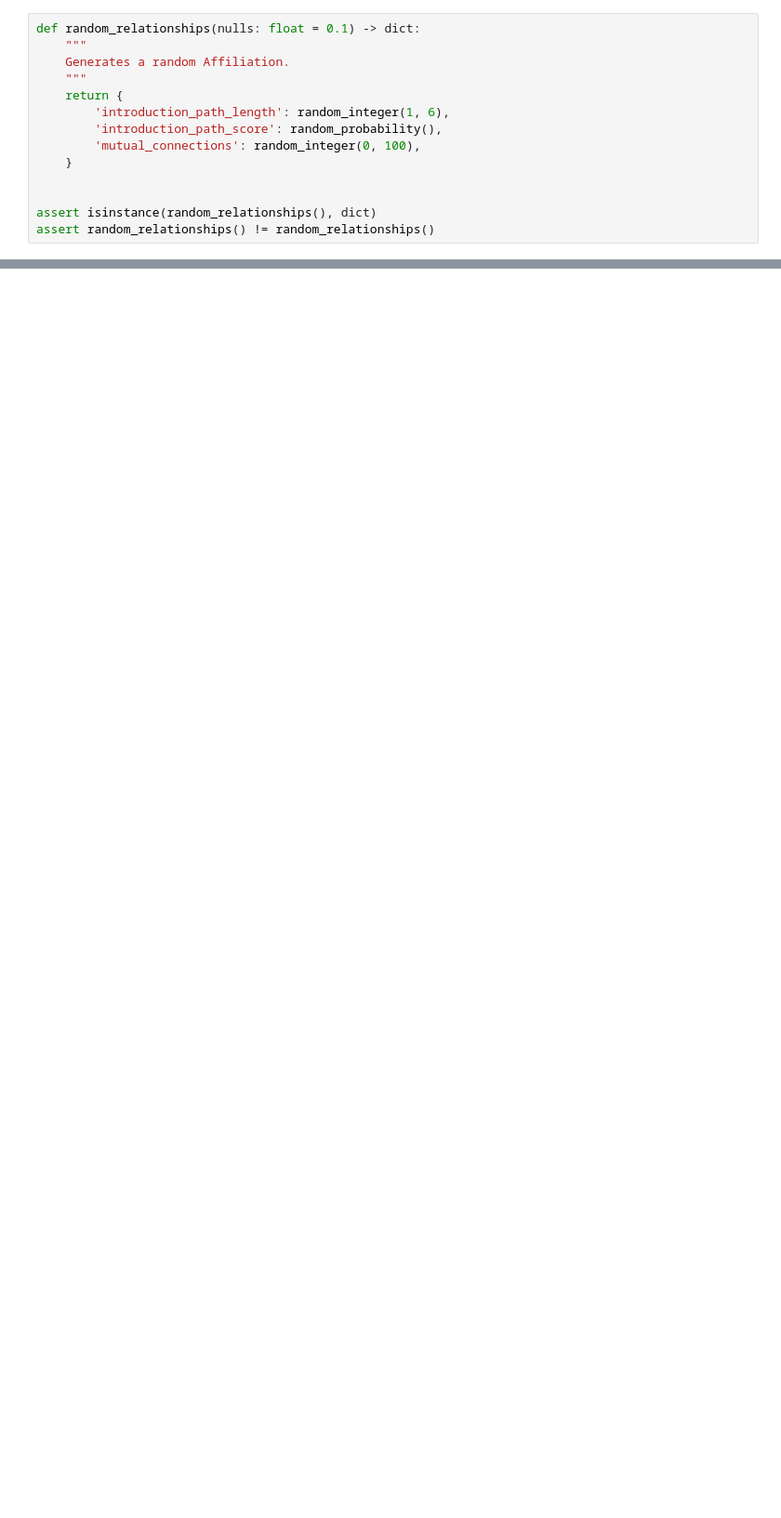
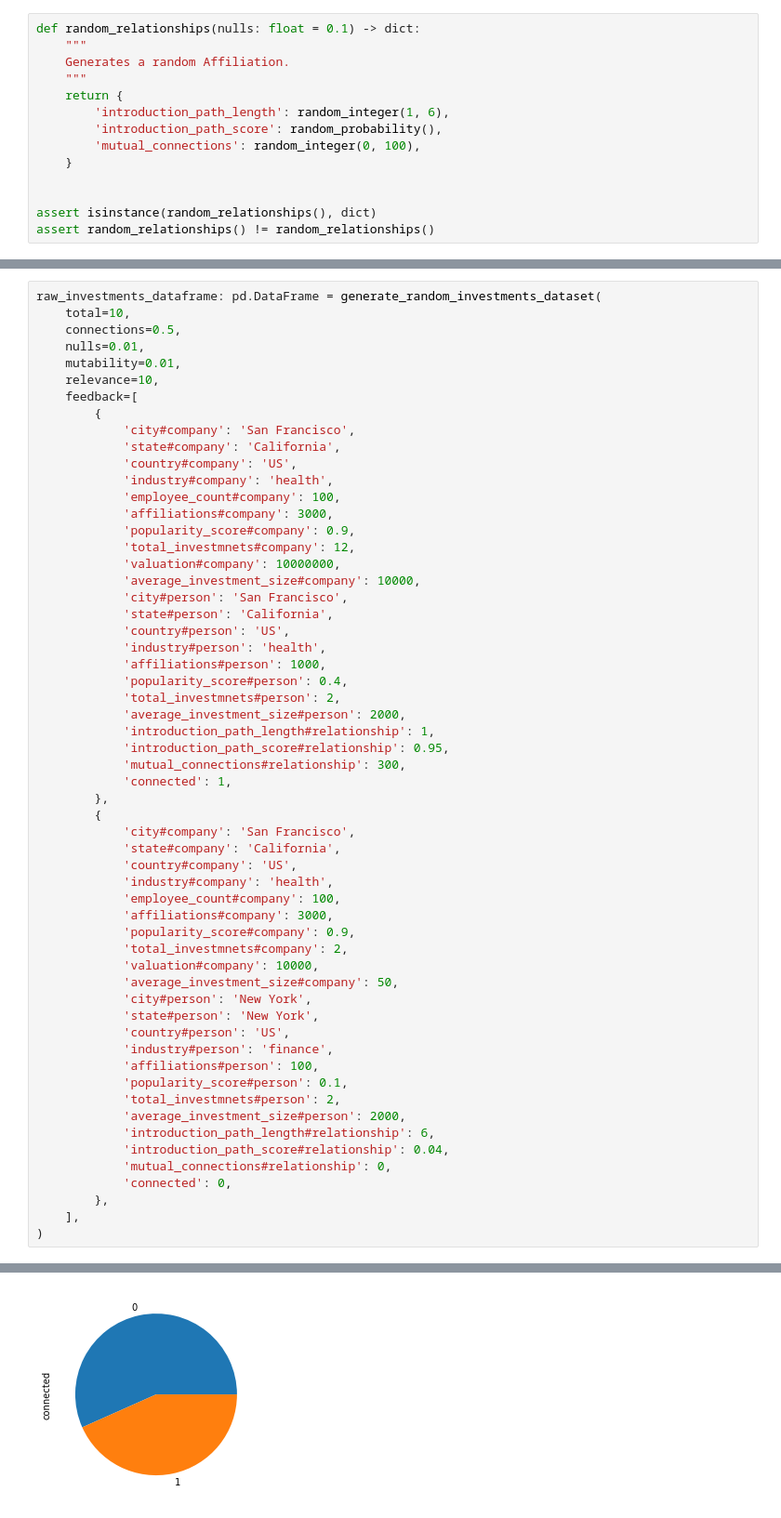
Before and after one commit to MartinCastroAlvarez/python-deep-learning-algorithms, a Jupyter notebook: linkprediction.ipynb, the cells around one changed output, grey strips where cells are left out. Shown at 93% size. Drawn from its saved outputs; the diff is of its cells as text; blank space fills up the shorter version.

```diff
--- a/linkprediction.ipynb
+++ b/linkprediction.ipynb
@@ -435,0 +488,59 @@ AssertionError:
+# %%
+raw_investments_dataframe: pd.DataFrame = generate_random_investments_dataset(
+    total=10,
+    connections=0.5,
+    nulls=0.01,
+    mutability=0.01,
+    relevance=10,
+    feedback=[
+        {
+            'city#company': 'San Francisco',
+            'state#company': 'California',
+            'country#company': 'US',
+            'industry#company': 'health',
+            'employee_count#company': 100,
+            'affiliations#company': 3000,
+            'popularity_score#company': 0.9,
+            'total_investmnets#company': 12,
+            'valuation#company': 10000000,
+            'average_investment_size#company': 10000,
+            'city#person': 'San Francisco',
+            'state#person': 'California',
+            'country#person': 'US',
+            'industry#person': 'health',
+            'affiliations#person': 1000,
+            'popularity_score#person': 0.4,
+            'total_investmnets#person': 2,
+            'average_investment_size#person': 2000,
+            'introduction_path_length#relationship': 1,
+            'introduction_path_score#relationship': 0.95,
+            'mutual_connections#relationship': 300,
+            'connected': 1,
+        },
+        {
+            'city#company': 'San Francisco',
+            'state#company': 'California',
+            'country#company': 'US',
+            'industry#company': 'health',
+            'employee_count#company': 100,
+            'affiliations#company': 3000,
+            'popularity_score#company': 0.9,
+            'total_investmnets#company': 2,
+            'valuation#company': 10000,
+            'average_investment_size#company': 50,
+            'city#person': 'New York',
+            'state#person': 'New York',
+            'country#person': 'US',
+            'industry#person': 'finance',
+            'affiliations#person': 100,
+            'popularity_score#person': 0.1,
+            'total_investmnets#person': 2,
+            'average_investment_size#person': 2000,
+            'introduction_path_length#relationship': 6,
+            'introduction_path_score#relationship': 0.04,
+            'mutual_connections#relationship': 0,
+            'connected': 0,
+        },
+    ],
+)
+# %% [output]
@@ -435,0 +548 @@ AssertionError:
+[figure, added]
```
Also changed, not shown: parts of 23 cells of this notebook, 1 other file.
